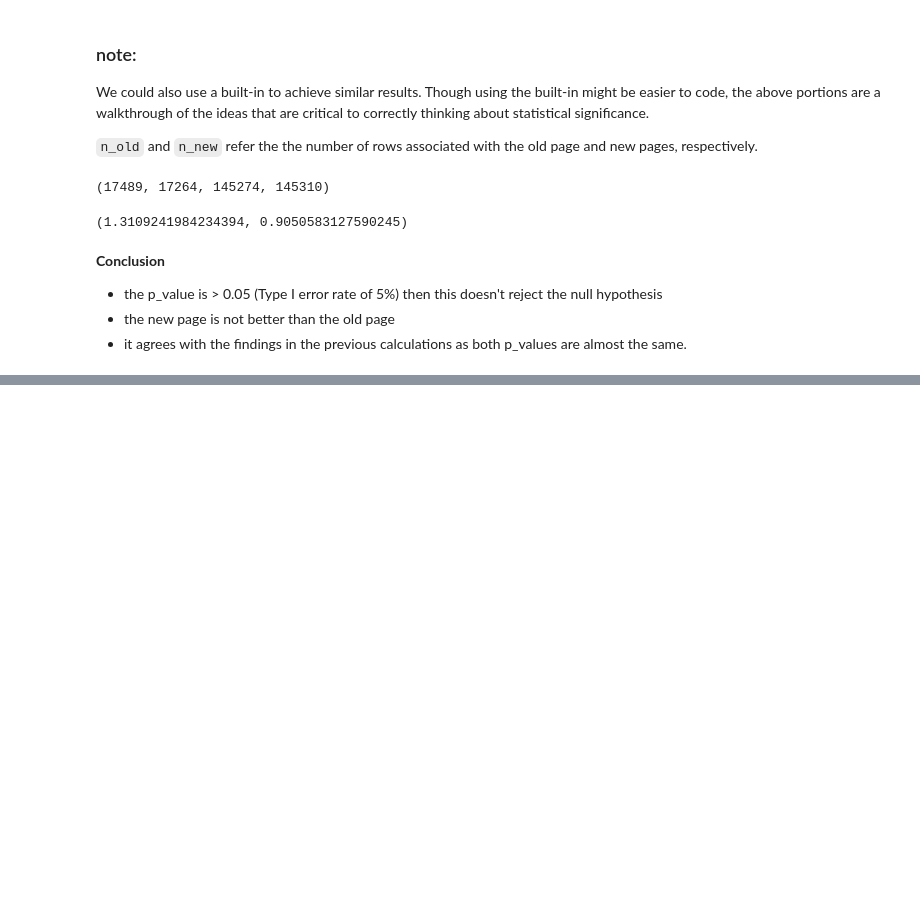
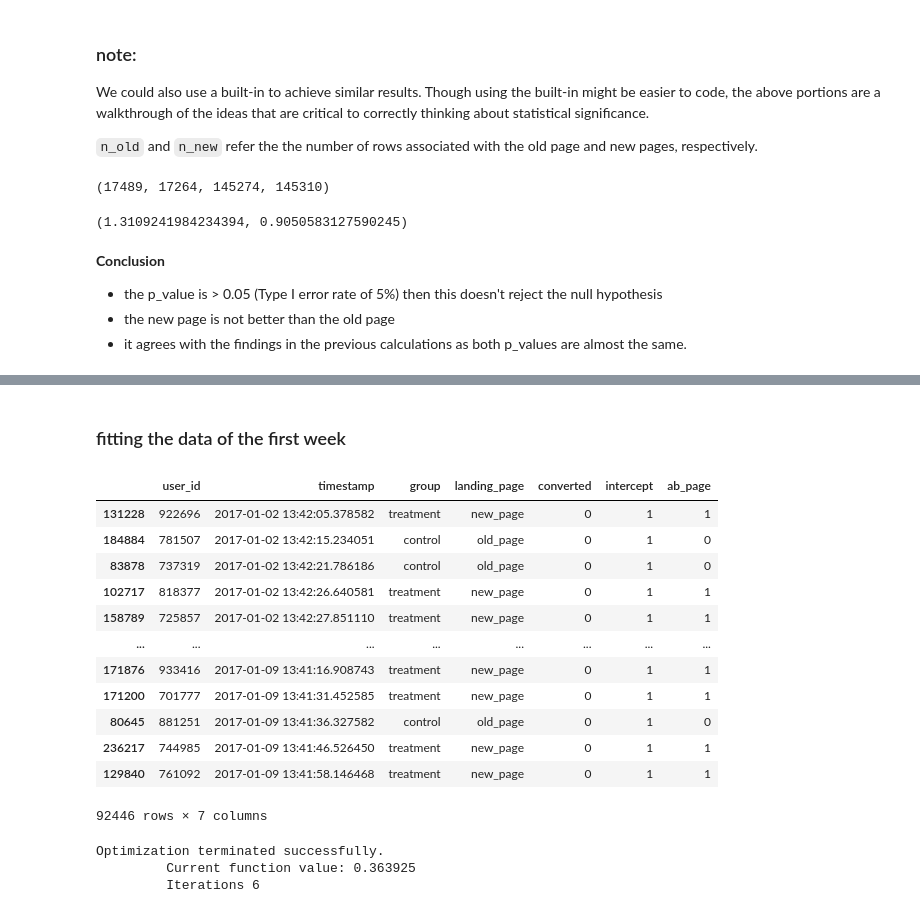
Before and after one commit to Amr-elwetaidy/Analyze_A-B_Test_Results, a Jupyter notebook: Analyze_ab_test_results_notebook.ipynb, the cells around one changed output, grey strips where cells are left out. Cells and saved outputs as stored; diff of their text form; code cells hidden in the pictures; blank space fills up the shorter version.

```diff
--- a/Analyze_ab_test_results_notebook.ipynb
+++ b/Analyze_ab_test_results_notebook.ipynb
@@ -432,0 +442,9 @@ zscore, pval
+# %%
+# creating an intercept colmn and an ab_page column which is 1 when an individual receives the treatment and 0 if control.
+df3 = df2.copy()
+df3['intercept'] = 1
+
+# creating a dummy variable column for which page each user received
+df3[['control', 'treatment']] = pd.get_dummies(df3['group'])
+df3.drop(columns='control', inplace=True)
+df3.rename(columns={'treatment': 'ab_page'}, inplace=True)
@@ -432,0 +460,27 @@ zscore, pval
+# %% [markdown]
+### fitting the data of the first week
+# %%
+week1_df2 = df3[df3['timestamp'] <= week1_prior]
+# %%
+week1_df2
+# %% [output]
+|  | user_id | timestamp | group | landing_page | converted | intercept | ab_page |
+| 131228 | 922696 | 2017-01-02 13:42:05.378582 | treatment | new_page | 0 | 1 | 1 |
+| 184884 | 781507 | 2017-01-02 13:42:15.234051 | control | old_page | 0 | 1 | 0 |
+| 83878 | 737319 | 2017-01-02 13:42:21.786186 | control | old_page | 0 | 1 | 0 |
+| 102717 | 818377 | 2017-01-02 13:42:26.640581 | treatment | new_page | 0 | 1 | 1 |
+| 158789 | 725857 | 2017-01-02 13:42:27.851110 | treatment | new_page | 0 | 1 | 1 |
+| ... | ... | ... | ... | ... | ... | ... | ... |
+| 171876 | 933416 | 2017-01-09 13:41:16.908743 | treatment | new_page | 0 | 1 | 1 |
+| 171200 | 701777 | 2017-01-09 13:41:31.452585 | treatment | new_page | 0 | 1 | 1 |
+| 80645 | 881251 | 2017-01-09 13:41:36.327582 | control | old_page | 0 | 1 | 0 |
+| 236217 | 744985 | 2017-01-09 13:41:46.526450 | treatment | new_page | 0 | 1 | 1 |
+| 129840 | 761092 | 2017-01-09 13:41:58.146468 | treatment | new_page | 0 | 1 | 1 |
+92446 rows × 7 columns
+# %%
+model_1 = sm.Logit(week1_df2['converted'], week1_df2[['intercept', 'ab_page']])
+results_1 = model_1.fit()
+# %% [output]
+Optimization terminated successfully.
+         Current function value: 0.363925
+         Iterations 6
```
Also changed, not shown: parts of 50 cells of this notebook.
